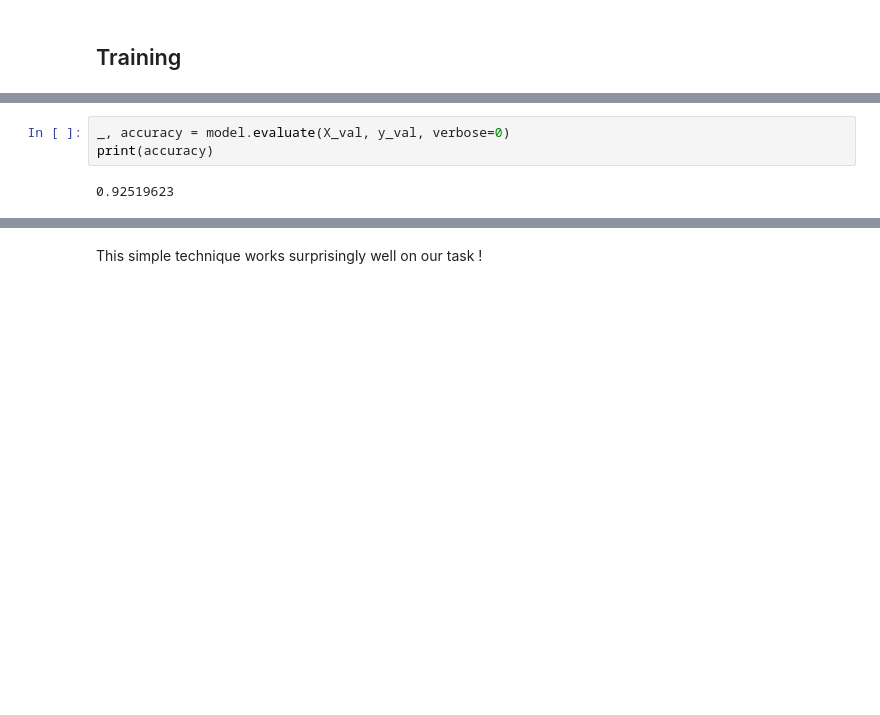
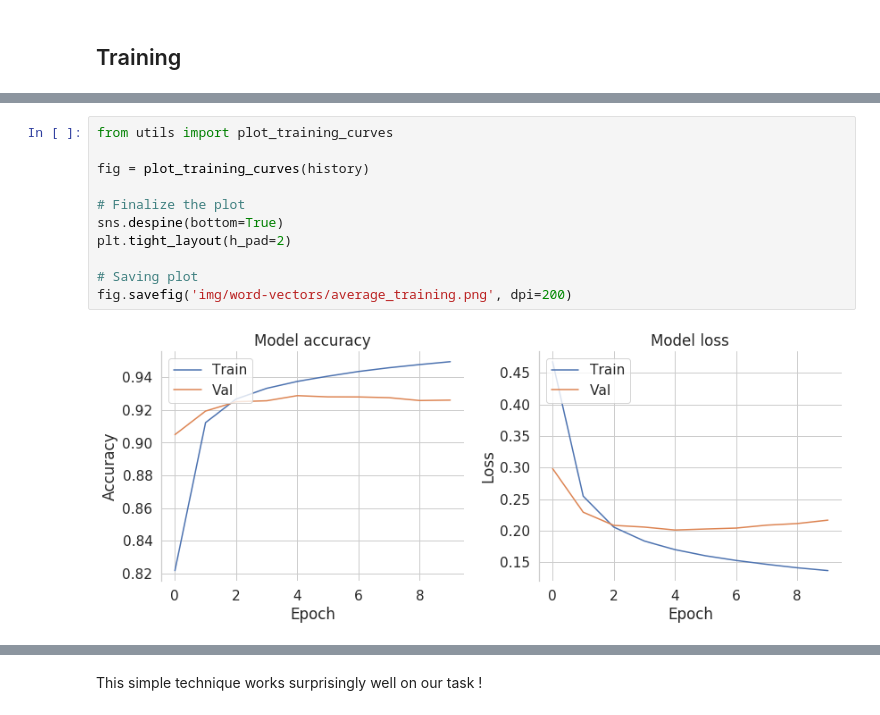
Before and after one commit to TheophileBlard/french-sentiment-analysis-with-bert, a Jupyter notebook: word-vectors.ipynb, the cells around one changed output, grey strips where cells are left out. Saved outputs shown, nothing was run; the diff lists cells and outputs as text; blank space fills up the shorter version.

```diff
--- a/word-vectors.ipynb
+++ b/word-vectors.ipynb
@@ -243,5 +293,13 @@ Epoch 10/10
-# %%
-_, accuracy = model.evaluate(X_val, y_val, verbose=0)
-print(accuracy)
-# %% [output]
-0.92519623
+# %%
+from utils import plot_training_curves
+
+fig = plot_training_curves(history)
+
+# Finalize the plot
+sns.despine(bottom=True)
+plt.tight_layout(h_pad=2)
+
+# Saving plot
+fig.savefig('img/word-vectors/average_training.png', dpi=200)
+# %% [output]
+[figure, added]
```
Also changed, not shown: parts of 63 cells of this notebook, 14 other files.
